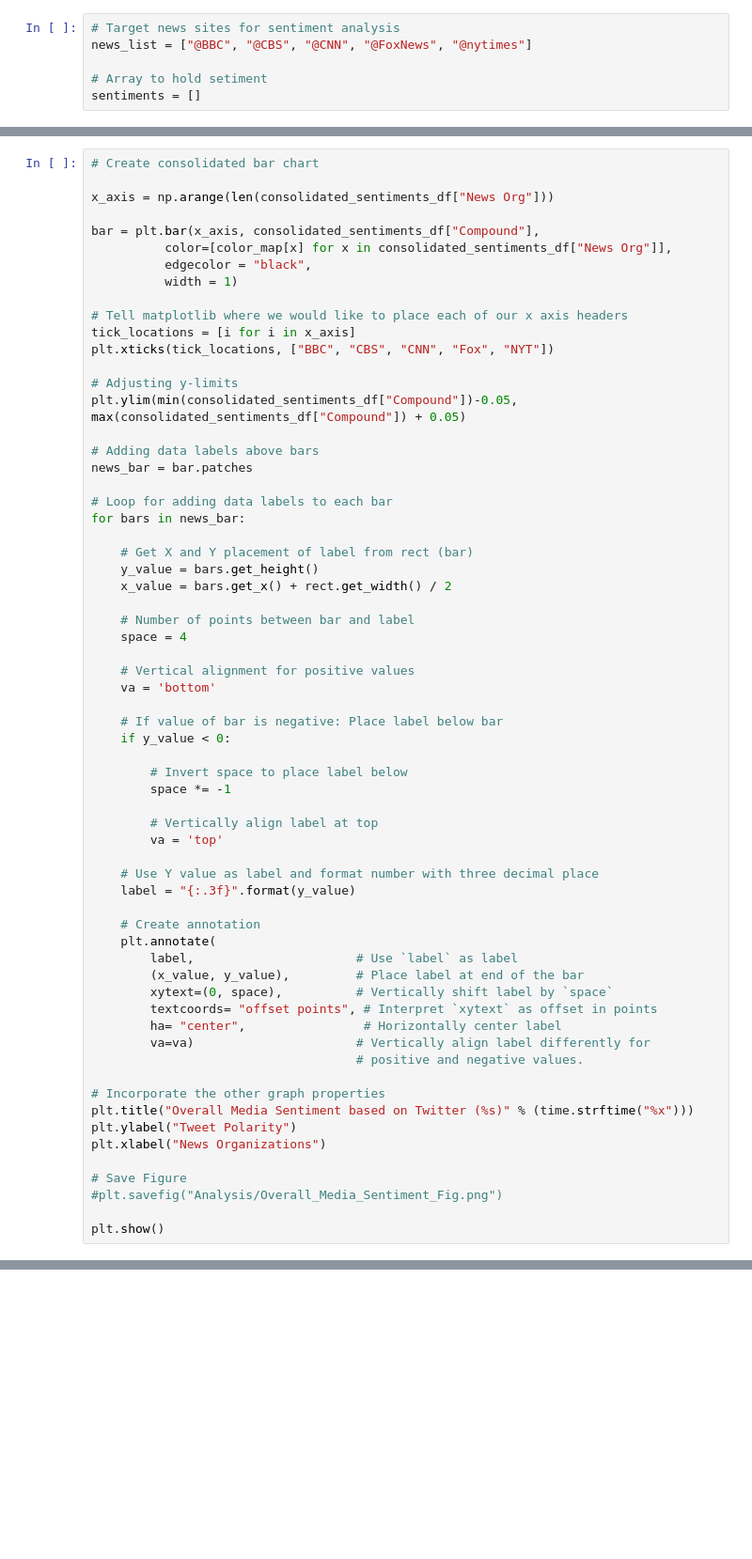
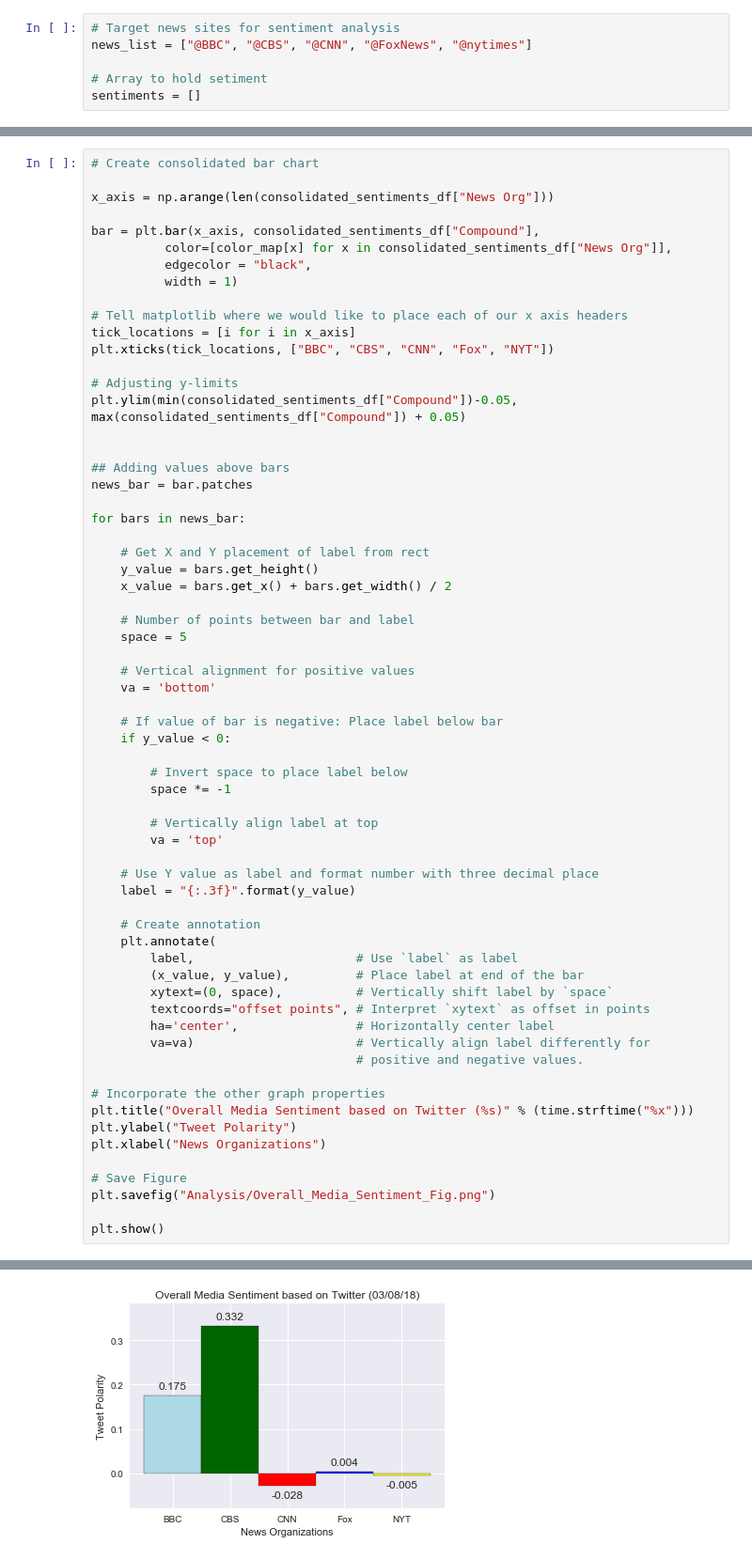
Before and after one commit to navbala/UT-Data-Analytics-Bootcamp, a Jupyter notebook: Homework/Social Analytics/Unit 7 Assignment - Distinguishing Sentiments.ipynb, the cells around one changed output, grey strips where cells are left out. Shown at 94% size. Saved outputs shown, nothing was run; the diff lists cells and outputs as text; blank space fills up the shorter version.

```diff
--- a/Homework/Social Analytics/Unit 7 Assignment - Distinguishing Sentiments.ipynb
+++ b/Homework/Social Analytics/Unit 7 Assignment - Distinguishing Sentiments.ipynb
@@ -159,18 +157,18 @@ plt.xticks(tick_locations, ["BBC", "CBS", "CNN", "Fox", "NYT"])
 # Adjusting y-limits
 plt.ylim(min(consolidated_sentiments_df["Compound"])-0.05, max(consolidated_sentiments_df["Compound"]) + 0.05)
 
-# Adding data labels above bars
+
+## Adding values above bars
 news_bar = bar.patches
 
-# Loop for adding data labels to each bar
 for bars in news_bar:
 
-    # Get X and Y placement of label from rect (bar)
+    # Get X and Y placement of label from rect
     y_value = bars.get_height()
-    x_value = bars.get_x() + rect.get_width() / 2
+    x_value = bars.get_x() + bars.get_width() / 2
 
     # Number of points between bar and label
-    space = 4
+    space = 5
 
     # Vertical alignment for positive values
     va = 'bottom'
@@ -192,8 +190,8 @@ for bars in news_bar:
         label,                      # Use `label` as label
         (x_value, y_value),         # Place label at end of the bar
         xytext=(0, space),          # Vertically shift label by `space`
-        textcoords= "offset points", # Interpret `xytext` as offset in points
-        ha= "center",                # Horizontally center label
+        textcoords="offset points", # Interpret `xytext` as offset in points
+        ha='center',                # Horizontally center label
         va=va)                      # Vertically align label differently for
                                     # positive and negative values.
 
@@ -203,7 +201,7 @@ plt.ylabel("Tweet Polarity")
 plt.xlabel("News Organizations")
 
 # Save Figure
-#plt.savefig("Analysis/Overall_Media_Sentiment_Fig.png")
+plt.savefig("Analysis/Overall_Media_Sentiment_Fig.png")
 
 plt.show()
 # %% [output]
@@ -210,0 +208 @@ NameError: name 'rect' is not defined
+[figure, added]
```
Also changed, not shown: parts of 8 cells of this notebook.
